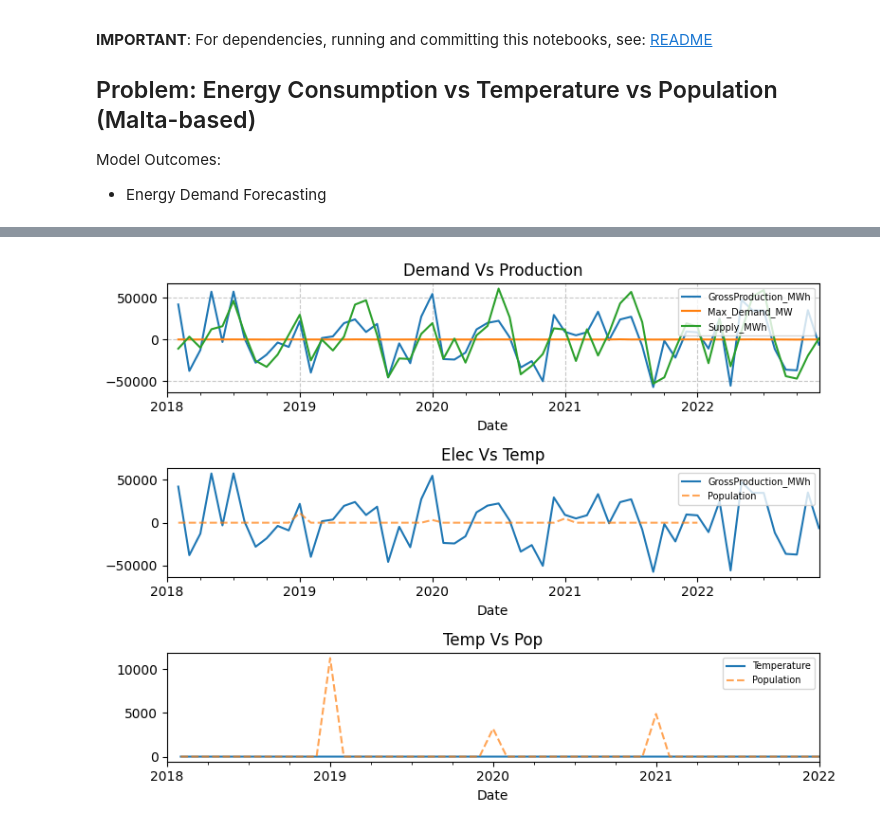
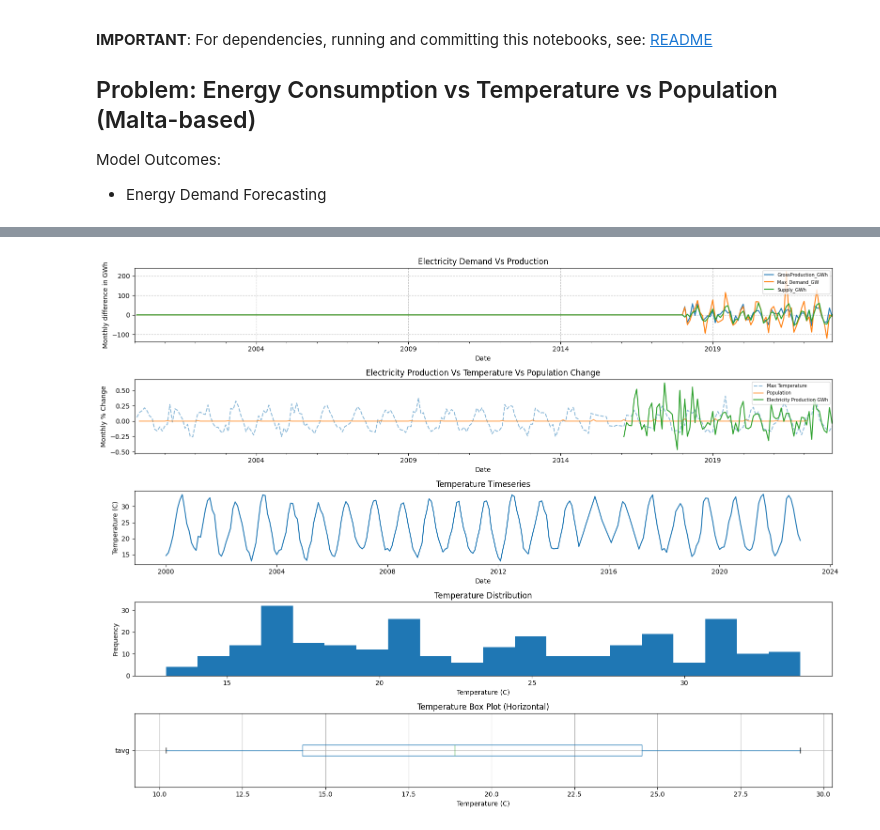
Before and after one commit to ATECO-malta/applied_ml_assignment, a Jupyter notebook: aml_ICS5110.ipynb, the cells around one changed output, grey strips where cells are left out. Drawn from its saved outputs; the diff is of its cells as text; code cells hidden in the pictures.

```diff
--- a/aml_ICS5110.ipynb
+++ b/aml_ICS5110.ipynb
@@ -148,0 +157,15 @@ FutureWarning: DataFrame.fillna with 'method' is deprecated and will raise in a
+# %%
+from meteostat import Point, Daily, Monthly
+import pandas as pd
+
+malta = Point(35.8992, 14.5141)  # Create Point for Malta - specify latitude and longitude
+temp_data_df = Monthly(malta, START_DATE, END_DATE)
+temp_data_df = temp_data_df.fetch()
+temp_data_df = temp_data_df[(temp_data_df.index >= START_DATE) & (temp_data_df.index <= END_DATE)]
+
+temp_data_df.index = pd.to_datetime(temp_data_df.index, format='%Y-%m-%d')
+temp_data_df = temp_data_df.interpolate().bfill()
+
+all_data_df = pd.concat([all_data_df, temp_data_df], axis=1, ignore_index=False)
+
+all_data_df.tail(3)
@@ -148,0 +177,4 @@ FutureWarning: DataFrame.fillna with 'method' is deprecated and will raise in a
+# %%
+# In case indices failed to align.
+all_data_df = all_data_df.interpolate().ffill().bfill()
+all_data_df.sample(5)
@@ -149,30 +188,39 @@ FutureWarning: DataFrame.fillna with 'method' is deprecated and will raise in a
 # %%
-import matplotlib.pyplot as plt
+prod_cols = ['GrossProduction_GWh', 'Max_Demand_GW', 'Supply_GWh']
+import_export_cols = ['Imports_GWh', 'Exports_GWh']
+renew_cols = ['Renewables_Production_GWh', 'Supply_GWh']
+temp_data = temp_data_df['tmax']
 
+fig, axes = plt.subplots(5, 1, figsize=(16, 12))
 
-prod_cols = ['GrossProduction_MWh', 'Max_Demand_MW', 'Supply_MWh']
-import_export_cols = ['Imports_MWh', 'Exports_MWh']
-renew_cols = ['Renewables_Production_MWh','Supply_MWh' ]
-
-fig, axes = plt.subplots(3, 1, figsize=(8, 6))
-
-edf[prod_cols].diff().plot(kind='line', ax=axes[0])
+all_data_df[prod_cols].diff().plot(kind='line', ax=axes[0])
 axes[0].set_xlabel('Date')
+axes[0].set_ylabel('Monthly difference in GWh')
 axes[0].grid(axis='both', linestyle='--', alpha=0.7)
-axes[0].set_title('Demand Vs Production')
+axes[0].set_title('Electricity Demand Vs Production')
 axes[0].legend(fontsize=7, loc='upper right')
 
-edf['GrossProduction_MWh'].diff().plot(kind='line', ax=axes[1])
-pop_df.diff().plot(kind='line', ax=axes[1], linestyle='--', alpha=0.7)
+temp_data.pct_change().plot(kind='line', ax=axes[1], linestyle='--', alpha=0.5, label="Max Temperature")
+pop_df.pct_change().plot(kind='line', ax=axes[1], alpha=0.7, label="Population")
+electric_prod_df["GWH"].pct_change().plot(kind='line', ax=axes[1], label="Electricity Production GWh")
 axes[1].set_xlabel('Date')
-axes[1].set_title('Elec Vs Temp')
+axes[1].set_ylabel('Monthly % Change')
+axes[1].set_title('Electricity Production Vs Temperature Vs Population Change')
 axes[1].legend(fontsize=7, loc='upper right')
 
-temp_df.diff().plot(kind='line', ax=axes[2])
-pop_df.diff().plot(kind='line', ax=axes[2], linestyle='--', alpha=0.7)
+axes[2].plot(temp_data)
+axes[2].set_ylabel('Temperature (C)')
 axes[2].set_xlabel('Date')
-axes[2].set_title('Temp Vs Pop')
-axes[2].legend(fontsize=7, loc='upper right')
+axes[2].set_title('Temperature Timeseries')
+
+axes[3].hist(temp_data, bins=20)
+axes[3].set_xlabel('Temperature (C)')
+axes[3].set_ylabel('Frequency')
+axes[3].set_title('Temperature Distribution')
+
+all_data_df.boxplot(column='tavg', vert=False)
+axes[4].set_title('Temperature Box Plot (Horizontal)')
+axes[4].set_xlabel('Temperature (C)')
 
 plt.tight_layout()
 plt.show()
@@ -180,4 +229,4 @@ plt.show()
-[figure, old version]
+[figure, new version]
 # %%
 import seaborn as sns
 
```
Also changed, not shown: parts of 14 cells of this notebook, 5 other files.
